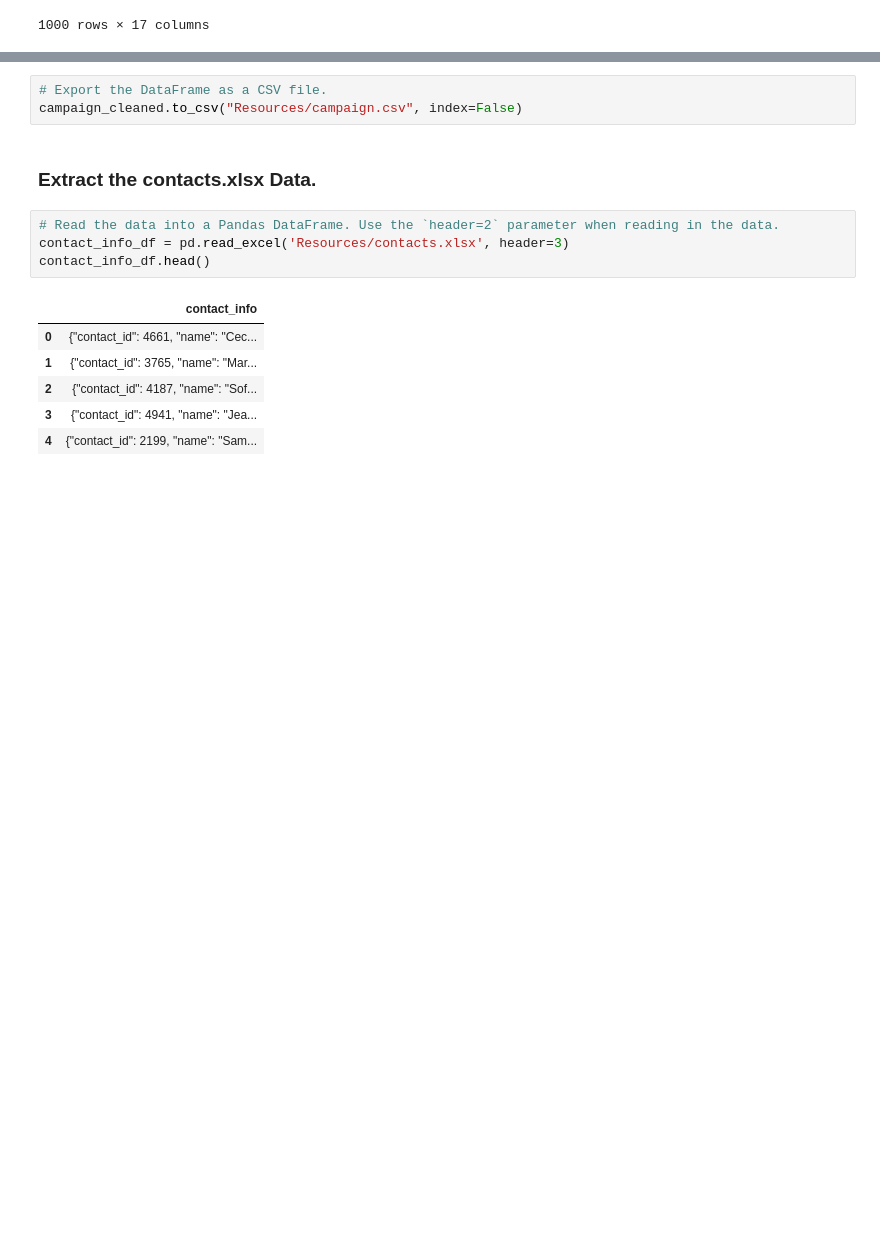
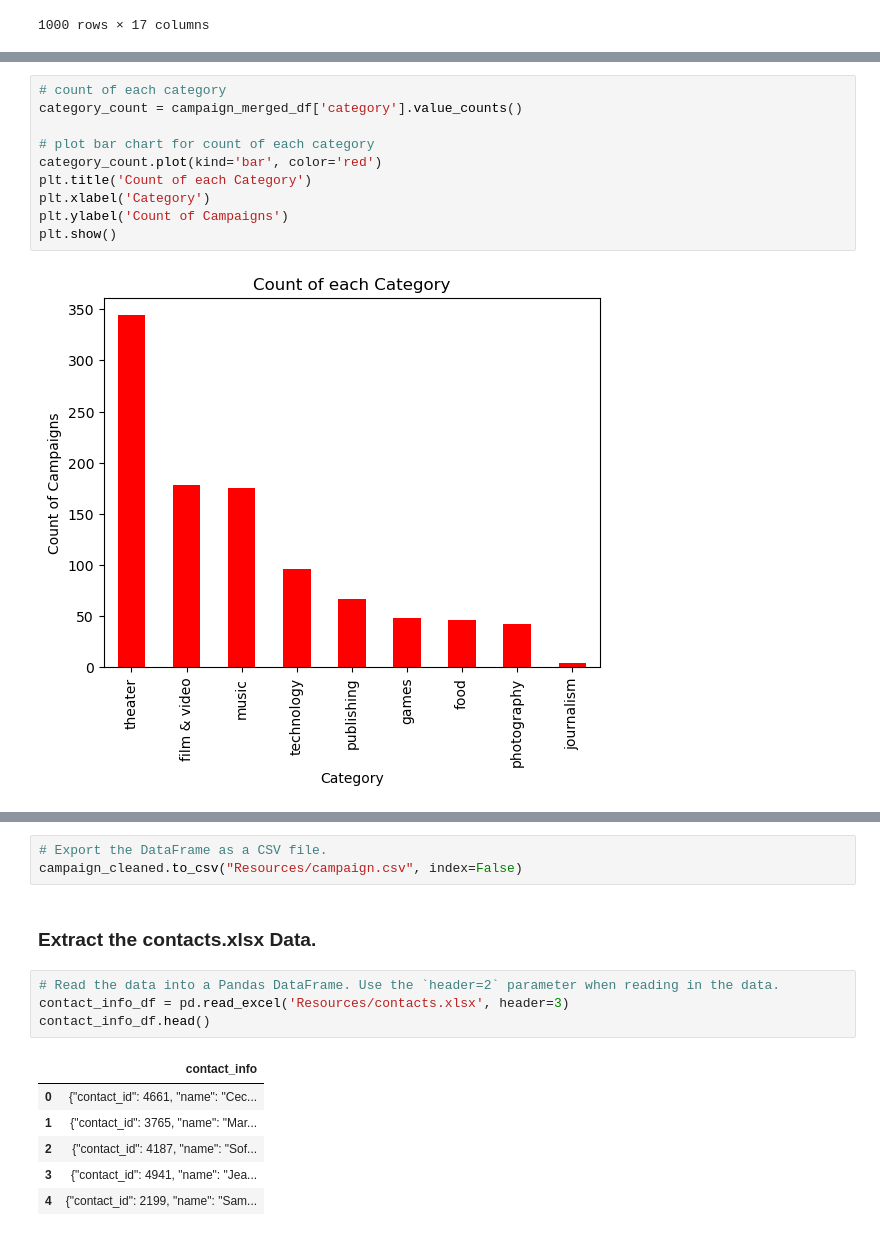
Before and after one commit to ai-bevo/Crowdfunding_ETL, a Jupyter notebook: ETL_Mini_Project_AIvey_KPollok_CSudhakar.ipynb, the cells around one changed output, grey strips where cells are left out. Saved outputs shown, nothing was run; the diff lists cells and outputs as text; blank space fills up the shorter version.

```diff
--- a/ETL_Mini_Project_AIvey_KPollok_CSudhakar.ipynb
+++ b/ETL_Mini_Project_AIvey_KPollok_CSudhakar.ipynb
@@ -311,0 +356,12 @@ campaign_cleaned.head()
+# %%
+# count of each category
+category_count = campaign_merged_df['category'].value_counts()
+
+# plot bar chart for count of each category
+category_count.plot(kind='bar', color='red')
+plt.title('Count of each Category')
+plt.xlabel('Category')
+plt.ylabel('Count of Campaigns')
+plt.show()
+# %% [output]
+[figure, added]
```
Also changed, not shown: parts of 6 cells of this notebook.
